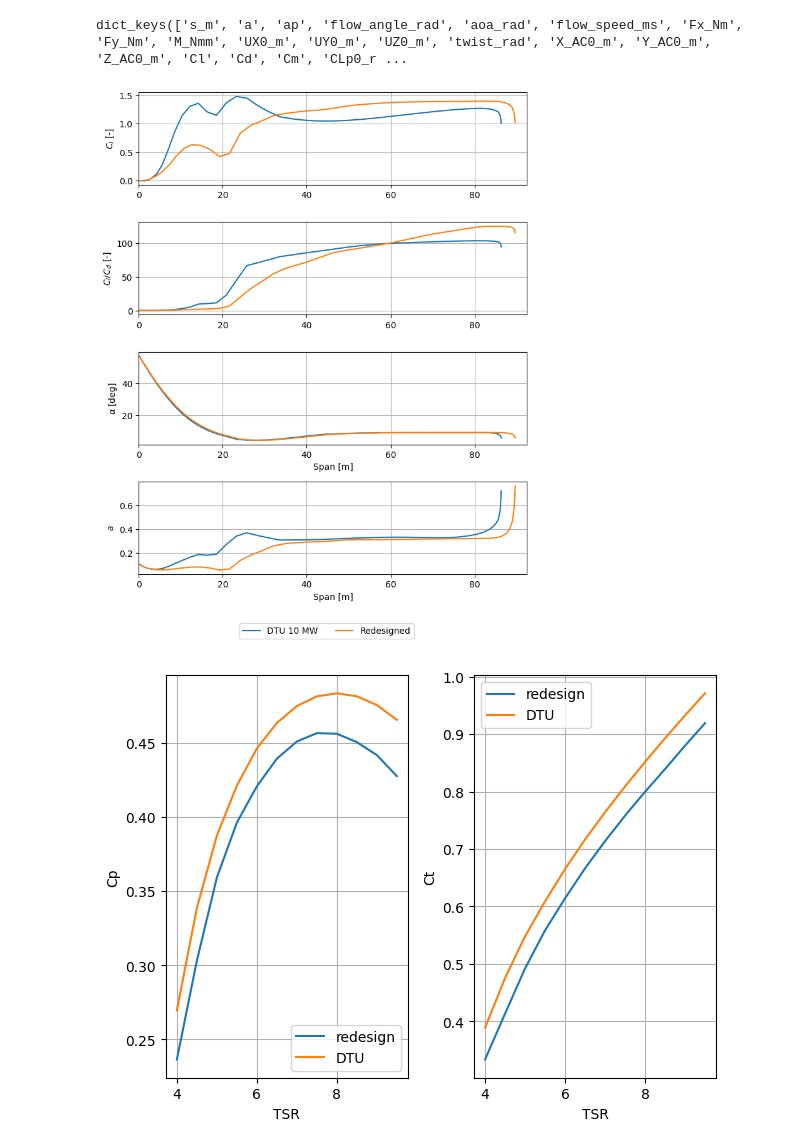
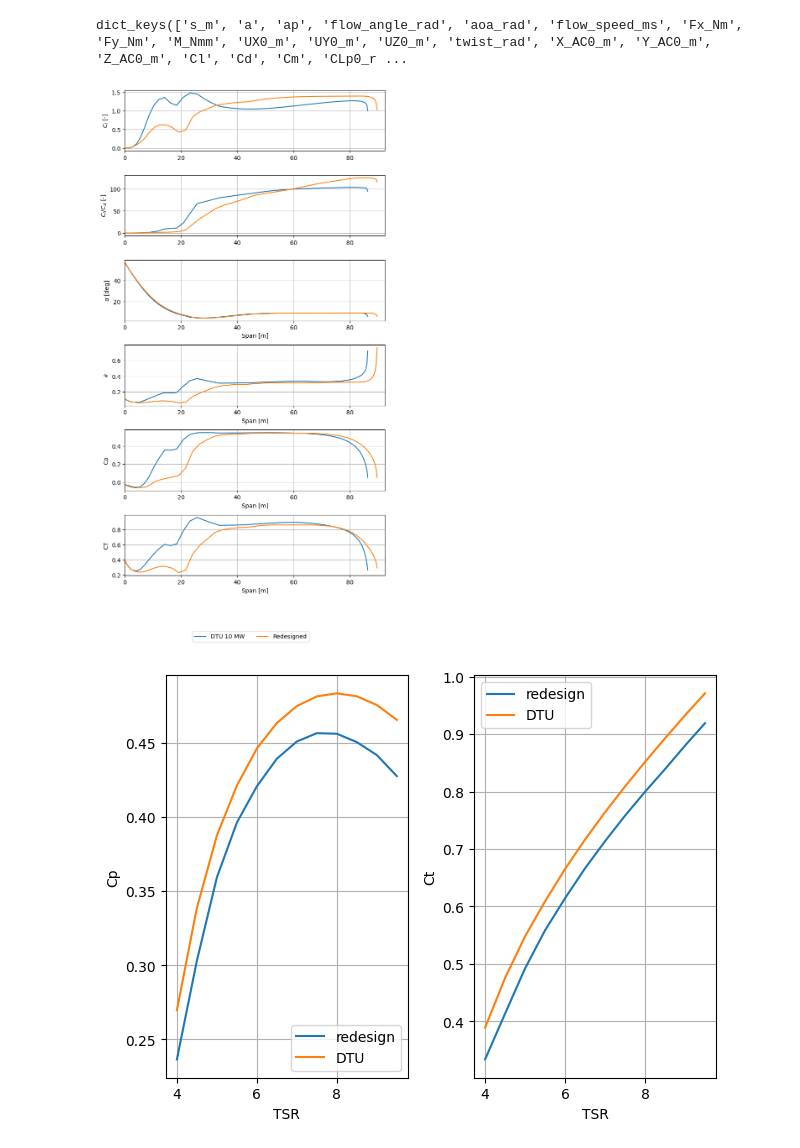
Before and after one commit to nicolaquaia/LAC_final, a Jupyter notebook: assignment_01/assignment1_03.ipynb, the cells around one changed output. Saved outputs shown, nothing was run; the diff lists cells and outputs as text; code cells hidden in the pictures.

```diff
--- a/assignment_01/assignment1_03.ipynb
+++ b/assignment_01/assignment1_03.ipynb
@@ -229,7 +229,7 @@ r_DTU_10 = ind_data_DTU_10["s_m"]
 dict_keys(['s_m', 'a', 'ap', 'flow_angle_rad', 'aoa_rad', 'flow_speed_ms', 'Fx_Nm', 'Fy_Nm', 'M_Nmm', 'UX0_m', 'UY0_m', 'UZ0_m', 'twist_rad', 'X_AC0_m', 'Y_AC0_m', 'Z_AC0_m', 'Cl', 'Cd', 'Cm', 'CLp0_r ...
 # %%
 # Create subplots with increased vertical spacing
-fig1, axs1 = plt.subplots(4, 1, num=3, clear=True, figsize=(8, 10))  # Adjust figure size for better spacing
+fig1, axs1 = plt.subplots(6, 1, num=1, clear=True, figsize=(8, 15))  # Adjust figure size for better spacing
 fig1.subplots_adjust(hspace=0.4)  # Increase the space between the plots
 
 # Plot Cl
@@ -241,34 +241,48 @@ axs1[0].grid(True)  # Add grid
 
 # Plot Cl / Cd
 axs1[1].plot(r_DTU_10, (Cl_DTU_10 / Cd_DTU_10))
 axs1[1].plot(r_redesign, (Cl_redesign / Cd_redesign))
 axs1[1].set_ylabel("$C_l / C_d$ [-]")
 axs1[1].set_xlim(0, R)
 axs1[1].grid(True)  # Add grid
 
 # Plot AoA with label
 axs1[2].plot(r_DTU_10, alpha_DTU_10)
 axs1[2].plot(r_redesign, alpha_redesign)
 axs1[2].set_ylabel(r"$\alpha$ [deg]")
 axs1[2].set_xlabel("Span [m]")  # Add label for the last plot
 axs1[2].set_xlim(0, R)
 axs1[2].grid(True)  # Add grid
 
 
 axs1[3].plot(r_DTU_10, ind_data_DTU_10["a"])
 axs1[3].plot(r_redesign, ind_data["a"])
 axs1[3].set_ylabel(r"$a$")
 axs1[3].set_xlabel("Span [m]")  # Add label for the last plot
 axs1[3].set_xlim(0, R)
 axs1[3].grid(True)  # Add grid
 
+axs1[4].plot(r_DTU_10, ind_data_DTU_10["CP"])
+axs1[4].plot(r_redesign, ind_data["CP"])
+axs1[4].set_ylabel('Cp')
+axs1[4].set_xlabel("Span [m]")  # Add label for the last plot
+axs1[4].set_xlim(0, R)
+axs1[4].grid(True)  # Add grid
+
+axs1[5].plot(r_DTU_10, ind_data_DTU_10["CT"])
+axs1[5].plot(r_redesign, ind_data["CT"])
+axs1[5].set_ylabel('CT')
+axs1[5].set_xlabel("Span [m]")  # Add label for the last plot
+axs1[5].set_xlim(0, R)
+axs1[5].grid(True)  # Add grid
+
 # Move the legend to the bottom of the figure and apply it to all plots
 fig1.legend(loc='lower center', ncol=2, bbox_to_anchor=(0.5, -0))
 
 # Show the plot
 plt.show()
 # %% [output]
-[figure, old version]
+[figure, new version]
 # %%
 # Side-by-side plots of the power and thrust coefficients calculated with HAWC2S at design pitch versus TSR
 
```
Also changed, not shown: parts of 2 cells of this notebook, 15 other files.
